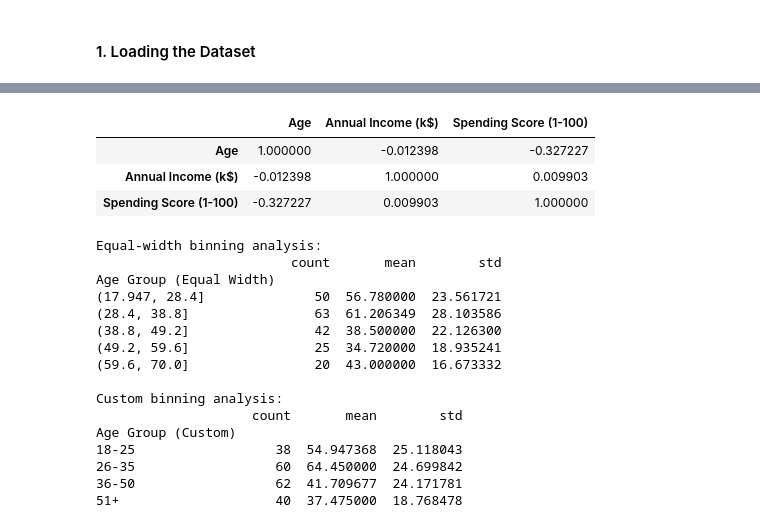
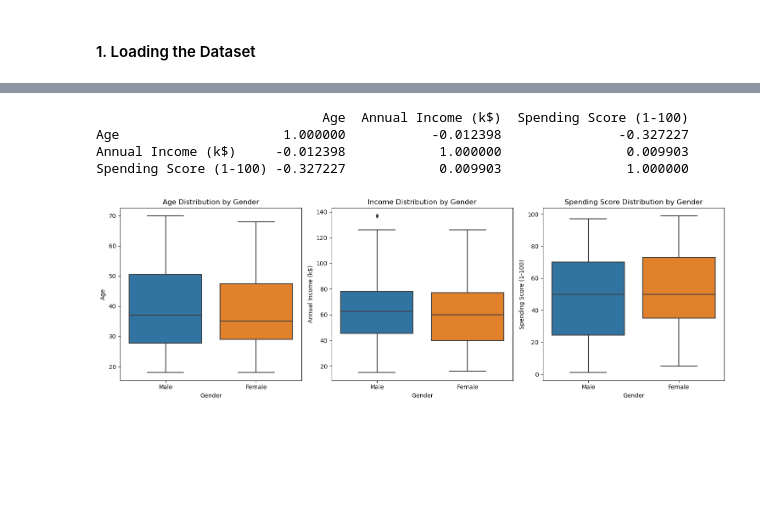
Before and after one commit to zey-2/sctp-dsai-1.3-coaching, a Jupyter notebook: notebook/1.3-coaching-assignment.ipynb, the cells around one changed output, grey strips where cells are left out. Drawn from its saved outputs; the diff is of its cells as text; code cells hidden in the pictures; blank space fills up the shorter version.

```diff
--- a/notebook/1.3-coaching-assignment.ipynb
+++ b/notebook/1.3-coaching-assignment.ipynb
@@ -134,50 +112,33 @@ dtype: int64
 # %%
-# Select the numerical columns we want to analyze
-numerical_columns = ['Age', 'Annual Income (k$)', 'Spending Score (1-100)']
-
-# Compute correlations
-correlations = data[numerical_columns].corr()
-
-correlations
+# Calculate correlations between numerical columns
+numerical_cols = ['Age', 'Annual Income (k$)', 'Spending Score (1-100)']
+correlation_matrix = data[numerical_cols].corr()
+print(correlation_matrix)
 # %% [output]
-|  | Age | Annual Income (k$) | Spending Score (1-100) |
-| Age | 1.000000 | -0.012398 | -0.327227 |
-| Annual Income (k$) | -0.012398 | 1.000000 | 0.009903 |
-| Spending Score (1-100) | -0.327227 | 0.009903 | 1.000000 |
+                             Age  Annual Income (k$)  Spending Score (1-100)
+Age                     1.000000           -0.012398               -0.327227
+Annual Income (k$)     -0.012398            1.000000                0.009903
+Spending Score (1-100) -0.327227            0.009903                1.000000
-# %%
-# Equal-width binning
-data['Age Group (Equal Width)'] = pd.cut(data['Age'],
-                                        bins=5,  # Number of equal-width bins
-                                        include_lowest=True)
-
-# Custom bins
-custom_bins = [17, 25, 35, 50, 70]  # Define edges
-custom_labels = ['18-25', '26-35', '36-50', '51+']  # Define labels
-data['Age Group (Custom)'] = pd.cut(data['Age'],
-                                   bins=custom_bins,
-                                   labels=custom_labels,
-                                   include_lowest=True)
-
-# Analyze spending patterns for each binning approach
-print("\nEqual-width binning analysis:")
-print(data.groupby('Age Group (Equal Width)')['Spending Score (1-100)'].agg(['count', 'mean', 'std']))
-
-print("\nCustom binning analysis:")
-print(data.groupby('Age Group (Custom)')['Spending Score (1-100)'].agg(['count', 'mean', 'std']))
-# %% [output]
-Equal-width binning analysis:
-                         count       mean        std
-Age Group (Equal Width)
-(17.947, 28.4]              50  56.780000  23.561721
-(28.4, 38.8]                63  61.206349  28.103586
-(38.8, 49.2]                42  38.500000  22.126300
-(49.2, 59.6]                25  34.720000  18.935241
-(59.6, 70.0]                20  43.000000  16.673332
-
-Custom binning analysis:
-                    count       mean        std
-Age Group (Custom)
-18-25                  38  54.947368  25.118043
-26-35                  60  64.450000  24.699842
-36-50                  62  41.709677  24.171781
-51+                    40  37.475000  18.768478
+# %%
+# Create box plots for numerical variables by gender
+plt.figure(figsize=(15, 5))
+
+# Age distribution by Gender
+plt.subplot(1, 3, 1)
+sns.boxplot(data=data, x='Gender', y='Age')
+plt.title('Age Distribution by Gender')
+
+# Annual Income distribution by Gender
+plt.subplot(1, 3, 2)
+sns.boxplot(data=data, x='Gender', y='Annual Income (k$)')
+plt.title('Income Distribution by Gender')
+
+# Spending Score distribution by Gender
+plt.subplot(1, 3, 3)
+sns.boxplot(data=data, x='Gender', y='Spending Score (1-100)')
+plt.title('Spending Score Distribution by Gender')
+
+plt.tight_layout()
+plt.show()
+# %% [output]
+[figure, added]
```
Also changed, not shown: parts of 25 cells of this notebook.
